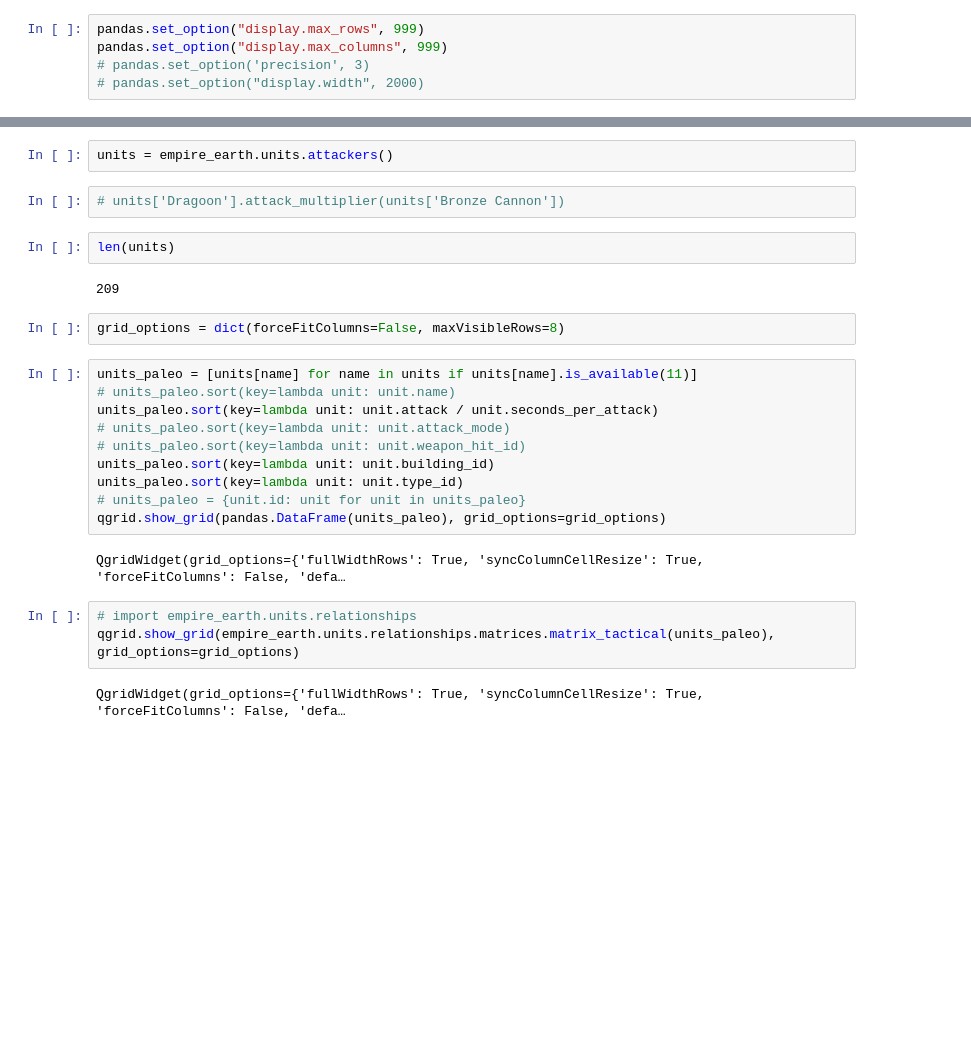
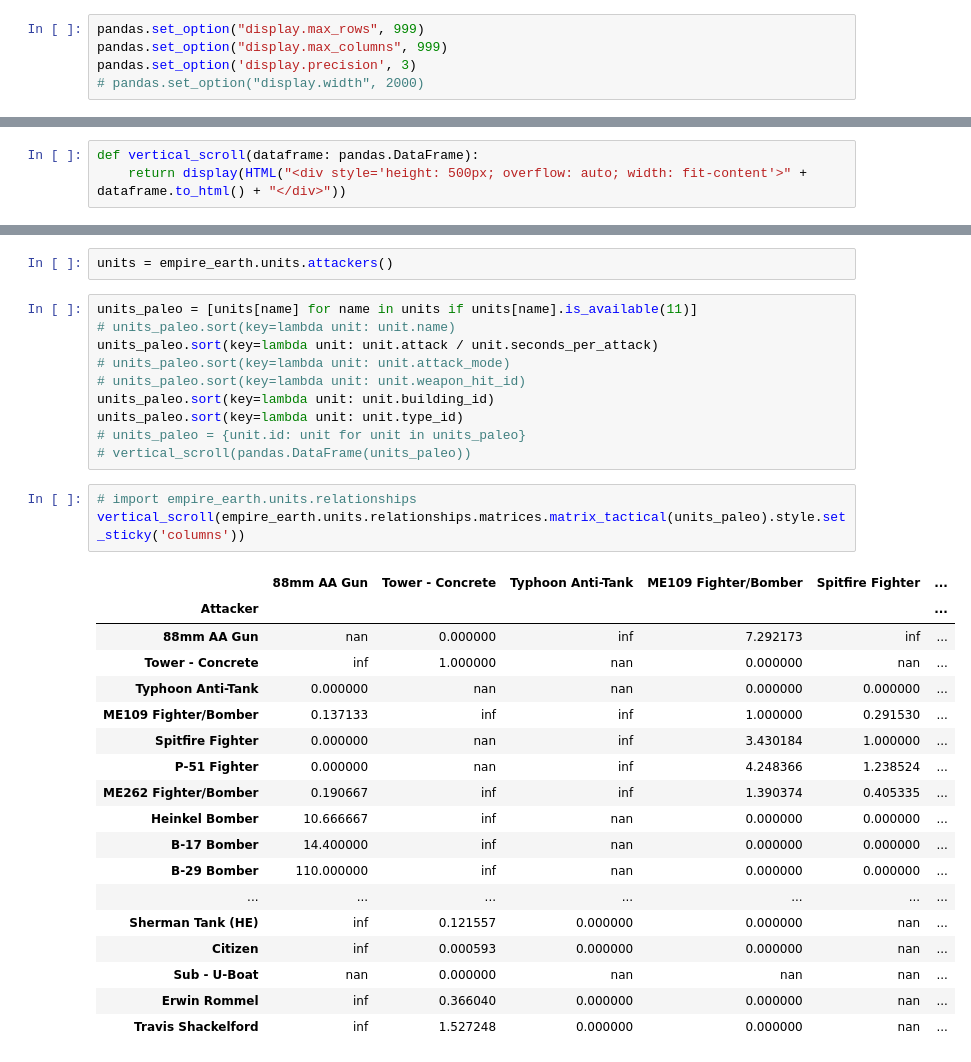
Before and after one commit to byrdie/empire_earth, a Jupyter notebook: empire_earth/unit_relationships.ipynb, the cells around one changed output, grey strips where cells are left out. Cells and saved outputs as stored; diff of their text form; blank space fills up the shorter version.

```diff
--- a/empire_earth/unit_relationships.ipynb
+++ b/empire_earth/unit_relationships.ipynb
@@ -9,7 +10,7 @@ import empire_earth.units.relationships.matrices
 # %%
 pandas.set_option("display.max_rows", 999)
 pandas.set_option("display.max_columns", 999)
-# pandas.set_option('precision', 3)
+pandas.set_option('display.precision', 3)
 # pandas.set_option("display.width", 2000)
 # %%
 # %%time
@@ -22,18 +23,13 @@ pandas.set_option("display.max_columns", 999)
 # dbtechtree = empire_earth.databases.dbtechtree()
 # dbtechtree = pandas.concat(dbtechtree.values())
 # dbtechtree
+# %%
+def vertical_scroll(dataframe: pandas.DataFrame):
+    return display(HTML("<div style='height: 500px; overflow: auto; width: fit-content'>" + dataframe.to_html() + "</div>"))
 # %%
 # units_all = empire_earth.units.all()
 # %%
 units = empire_earth.units.attackers()
-# %%
-# units['Dragoon'].attack_multiplier(units['Bronze Cannon'])
-# %%
-len(units)
-# %% [output]
-209
-# %%
-grid_options = dict(forceFitColumns=False, maxVisibleRows=8)
 # %%
 units_paleo = [units[name] for name in units if units[name].is_available(11)]
 # units_paleo.sort(key=lambda unit: unit.name)
@@ -43,12 +39,27 @@ units_paleo.sort(key=lambda unit: unit.attack / unit.seconds_per_attack)
 units_paleo.sort(key=lambda unit: unit.building_id)
 units_paleo.sort(key=lambda unit: unit.type_id)
 # units_paleo = {unit.id: unit for unit in units_paleo}
-qgrid.show_grid(pandas.DataFrame(units_paleo), grid_options=grid_options)
+# vertical_scroll(pandas.DataFrame(units_paleo))
-# %% [output]
-QgridWidget(grid_options={'fullWidthRows': True, 'syncColumnCellResize': True, 'forceFitColumns': False, 'defa…
 # %%
 # import empire_earth.units.relationships
-qgrid.show_grid(empire_earth.units.relationships.matrices.matrix_tactical(units_paleo), grid_options=grid_options)
+vertical_scroll(empire_earth.units.relationships.matrices.matrix_tactical(units_paleo).style.set_sticky('columns'))
 # %% [output]
-QgridWidget(grid_options={'fullWidthRows': True, 'syncColumnCellResize': True, 'forceFitColumns': False, 'defa…
+|  | 88mm AA Gun | Tower - Concrete | Typhoon Anti-Tank | ME109 Fighter/Bomber | Spitfire Fighter | ... |
+| Attacker |  |  |  |  |  | ... |
+| 88mm AA Gun | nan | 0.000000 | inf | 7.292173 | inf | ... |
+| Tower - Concrete | inf | 1.000000 | nan | 0.000000 | nan | ... |
+| Typhoon Anti-Tank | 0.000000 | nan | nan | 0.000000 | 0.000000 | ... |
+| ME109 Fighter/Bomber | 0.137133 | inf | inf | 1.000000 | 0.291530 | ... |
+| Spitfire Fighter | 0.000000 | nan | inf | 3.430184 | 1.000000 | ... |
+| P-51 Fighter | 0.000000 | nan | inf | 4.248366 | 1.238524 | ... |
+| ME262 Fighter/Bomber | 0.190667 | inf | inf | 1.390374 | 0.405335 | ... |
+| Heinkel Bomber | 10.666667 | inf | nan | 0.000000 | 0.000000 | ... |
+| B-17 Bomber | 14.400000 | inf | nan | 0.000000 | 0.000000 | ... |
+| B-29 Bomber | 110.000000 | inf | nan | 0.000000 | 0.000000 | ... |
+| ... | ... | ... | ... | ... | ... | ... |
+| Sherman Tank (HE) | inf | 0.121557 | 0.000000 | 0.000000 | nan | ... |
+| Citizen | inf | 0.000593 | 0.000000 | 0.000000 | nan | ... |
+| Sub - U-Boat | nan | 0.000000 | nan | nan | nan | ... |
+| Erwin Rommel | inf | 0.366040 | 0.000000 | 0.000000 | nan | ... |
+| Travis Shackelford | inf | 1.527248 | 0.000000 | 0.000000 | nan | ... |
 # %%
```
Also changed, not shown: parts of 2 cells of this notebook, 1 other file.
